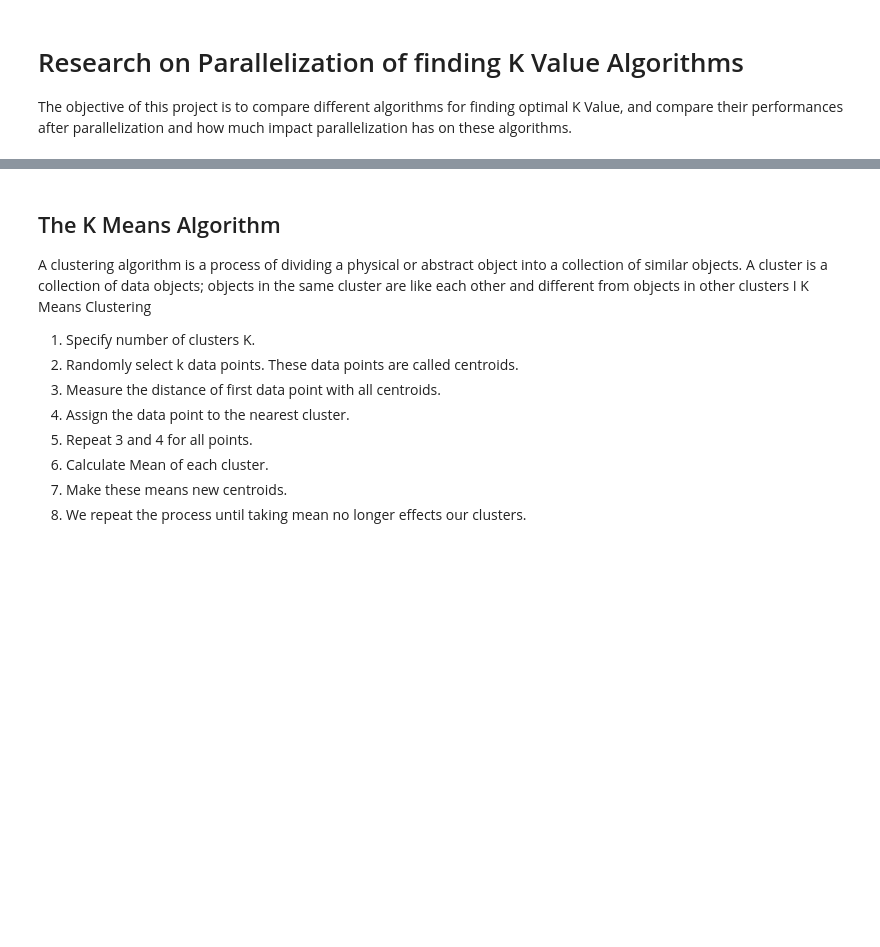
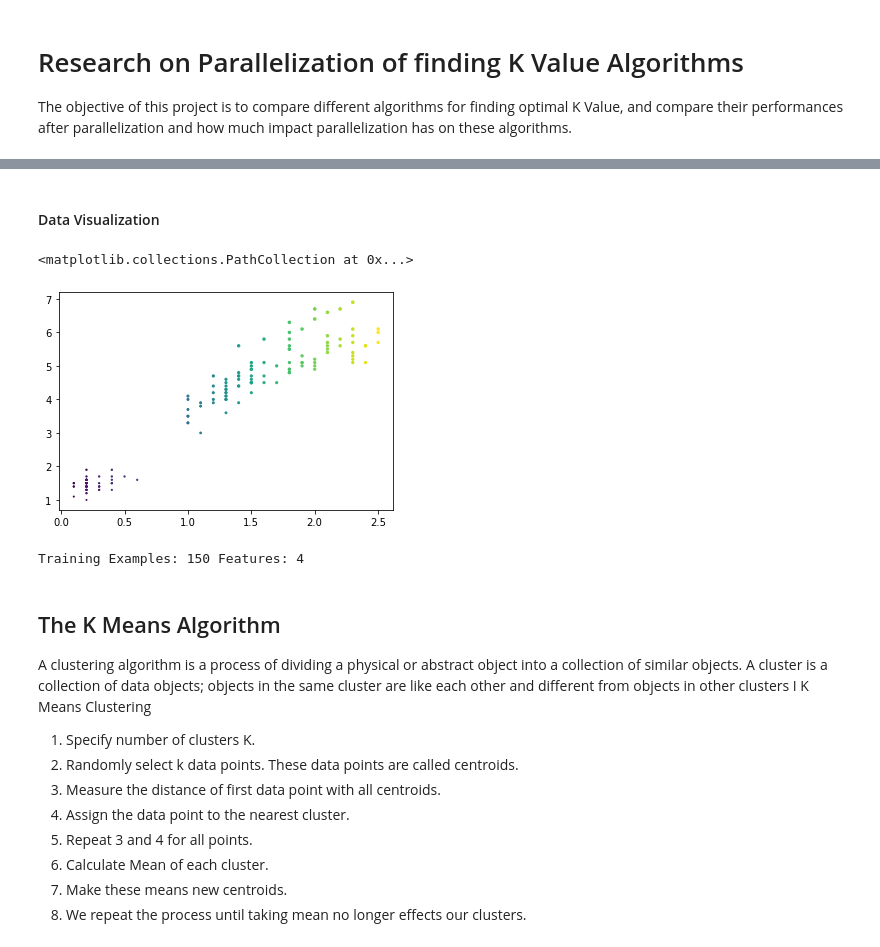
Before and after one commit to rakshit087/kvalue-parallelization, a Jupyter notebook: main.ipynb, the cells around one changed output, grey strips where cells are left out. Cells and saved outputs as stored; diff of their text form; code cells hidden in the pictures; blank space fills up the shorter version.

```diff
--- a/main.ipynb
+++ b/main.ipynb
@@ -3,0 +54,7 @@ The objective of this project is to compare different algorithms for finding opt
+# %% [markdown]
+#### Data Visualization
+# %%
+plt.scatter(iris.petal_width,iris.petal_length,iris.petal_length,iris.petal_width)
+# %% [output]
+<matplotlib.collections.PathCollection at 0x...>
+[figure, added]
@@ -4,3 +64,10 @@ The objective of this project is to compare different algorithms for finding opt
+# %%
+# Shape of Dataset
+m=x.shape[0] #number of training examples
+n=x.shape[1] #number of features
+print("Training Examples: " + str(m) + " Features: "+ str(n))
+# %% [output]
+Training Examples: 150 Features: 4
 # %% [markdown]
 ## The K Means Algorithm
 A clustering algorithm is a process of dividing a physical or abstract object into a collection of similar objects. A cluster is a collection of data objects; objects in the same cluster are like each other and different from objects in other clusters
```
Also changed, not shown: parts of 24 cells of this notebook.
